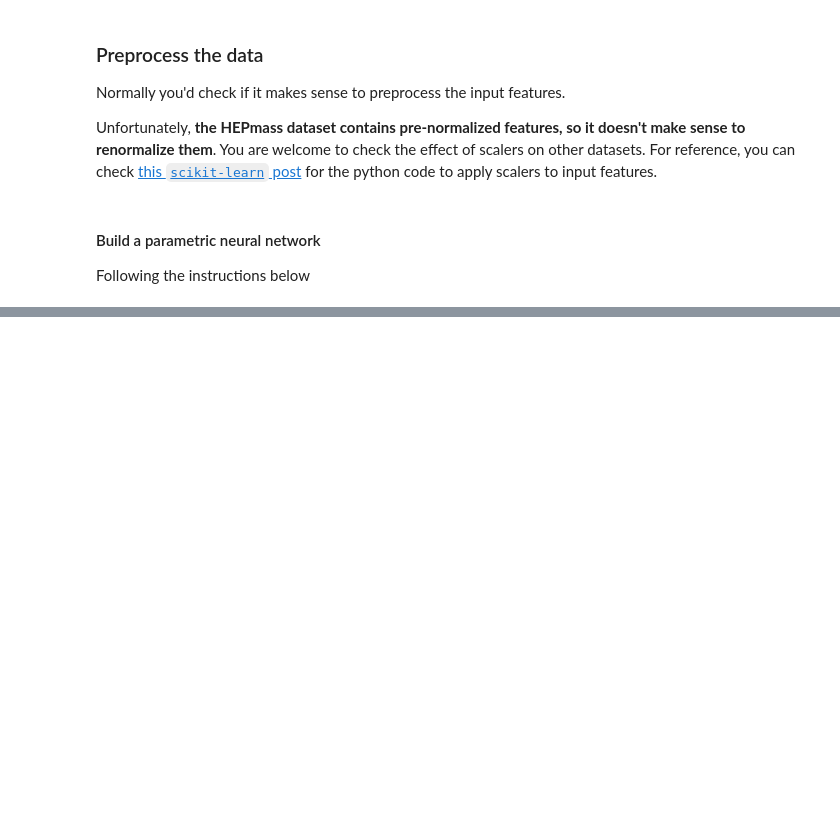
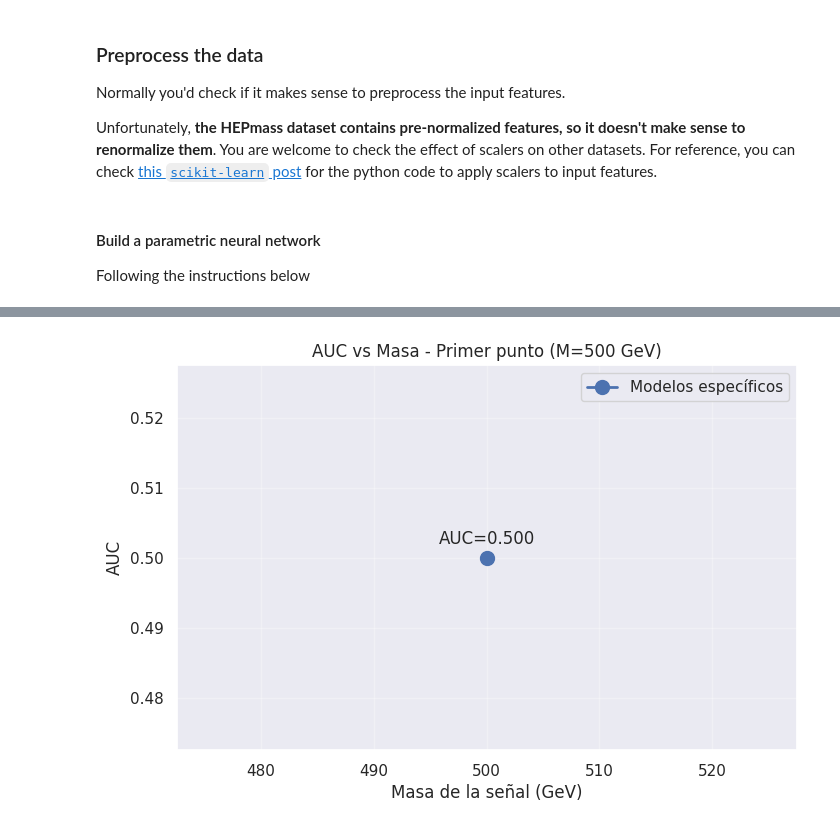
Before and after one commit to joseferbis-cell/PLs-ADFM, a Jupyter notebook: practice_2_a_parameterized_nns.ipynb, the cells around one changed output, grey strips where cells are left out. Drawn from its saved outputs; the diff is of its cells as text; code cells hidden in the pictures; blank space fills up the shorter version.

```diff
--- a/practice_2_a_parameterized_nns.ipynb
+++ b/practice_2_a_parameterized_nns.ipynb
@@ -417,44 +466,67 @@ Test: 10000 eventos (4924 señal, 5076 fondo)
 # %%
-# APARTADO 2: Entrenar modelo para separar señal (M=500) vs fondo
+# APARTADO 2: Entrenar modelo para clasificar Señal vs Fondo (M=500 GeV)
 print("=== APARTADO 2: Modelo para M=500 GeV ===")
 
-# Cargar datos de masa 500
-train_500 = pd.read_csv('data_for_practica2/not1000_train_medium.csv')
-test_500 = pd.read_csv('data_for_practica2/not1000_test_medium.csv')
+# a. LAS VARIABLES DE INGRESO SON LAS FEATURES (x1,...,xN)
+print("\na) PREPARANDO VARIABLES DE INGRESO:")
+print("   - Variables: 27 características (f0, f1, ..., f26)")
+print("   - Etiqueta: 'label' (1=señal, 0=fondo)")
 
-# Eliminar columna mass si existe
-if 'mass' in train_500.columns:
-    train_500 = train_500.drop('mass', axis=1)
-    test_500 = test_500.drop('mass', axis=1)
+# Preparar datos para masa 500
+X_train_500 = train_500.drop('label', axis=1)  # <-- a. Features x1,...,xN
+y_train_500 = train_500['label']               # Etiquetas
+X_test_500 = test_500.drop('label', axis=1)    # <-- a. Features x1,...,xN
+y_test_500 = test_500['label']                 # Etiquetas
 
-# Preparar características (X) y etiquetas (y)
-X_train_500 = train_500.drop('label', axis=1)
-y_train_500 = train_500['label']
-X_test_500 = test_500.drop('label', axis=1)
-y_test_500 = test_500['label']
+print(f"   - Dimensión entrada: {X_train_500.shape[1]} características")
+print(f"   - Ejemplos entrenamiento: {X_train_500.shape[0]}")
+print(f"   - Ejemplos test: {X_test_500.shape[0]}")
+print(f"   - Señal en train: {y_train_500.sum()}/{len(y_train_500)} eventos")
+print(f"   - Fondo en train: {len(y_train_500) - y_train_500.sum()}/{len(y_train_500)} eventos")
 
-print(f"Dataset M=500: {X_train_500.shape[0]} train, {X_test_500.shape[0]} test")
-print(f"Señal en train: {y_train_500.sum()}/{len(y_train_500)} eventos")
-print(f"Señal en test: {y_test_500.sum()}/{len(y_test_500)} eventos")
+# Creamos el modelo
+print("\nEntrenando modelo para M=500 GeV...")
+model_500 = modelo_simple(X_train_500.shape[1])
 
-# Crear y entrenar modelo
-print("\nEntrenando modelo para M=500 GeV...")
-model_500 = create_simple_model(X_train_500.shape[1], "M500")
+# Entrenamo sel modelo
+auc_500, y_pred_500 = entrenar_modelo(
+    model_500,
+    X_train_500,
+    y_train_500,
+    X_test_500,
+    y_test_500,
+    epochs=15,
+    batch_size=32)
 
-history_500 = model_500.fit(
-    X_train_500, y_train_500,
-    epochs=20,
-    batch_size=32,
-    validation_split=0.2,
-    verbose=1
-)
+# b. CALCULAMOS AUC Y LA METEMOS EN GRÁFICA
+print(f"\nb) RESULTADO AUC:")
+print(f"   AUC para M=500 GeV: {auc_500:.4f}")
 
-# Evaluar modelo
-auc_500, y_pred_500 = evaluate_model(model_500, X_test_500, y_test_500)
-print(f"\n✅ AUC para M=500 GeV: {auc_500:.4f}")
+# Guardar resultado para gráfica final
+auc_results['specific_models'][500] = auc_500
 
-# Guardar resultado para la gráfica final
-auc_results = {'specific_models': {}, 'parametric_model': {}}
-auc_results['specific_models'][500] = auc_500
+# Crear gráfica inicial de AUC vs Masa
+print("\nCREANDO GRÁFICA AUC vs MASA (primer punto):")
+
+masas = [500]
+auc_valores = [auc_500]
+
+plt.figure(figsize=(8, 5))
+plt.plot(masas, auc_valores, 'bo-', linewidth=2, markersize=10, label='Modelos específicos')
+plt.xlabel('Masa de la señal (GeV)')
+plt.ylabel('AUC')
+plt.title('AUC vs Masa - Primer punto (M=500 GeV)')
+plt.grid(True, alpha=0.3)
+plt.legend()
+
+# Añadir anotación con valor
+plt.annotate(f'AUC={auc_500:.3f}', (500, auc_500),
+             textcoords="offset points", xytext=(0,10), ha='center', fontsize=12)
+
+plt.show()
+
+print(f"   - Modelo entrenado con {X_train_500.shape[1]} features")
+print(f"   - AUC calculada: {auc_500:.4f}")
+print(f"   - Punto añadido a gráfica AUC vs Masa")
 # %% [output]
 === APARTADO 2: Modelo para M=500 GeV ===
@@ -466,0 +552 @@ Epoch 1/20
+[figure, added]
```
Also changed, not shown: parts of 17 cells of this notebook.
